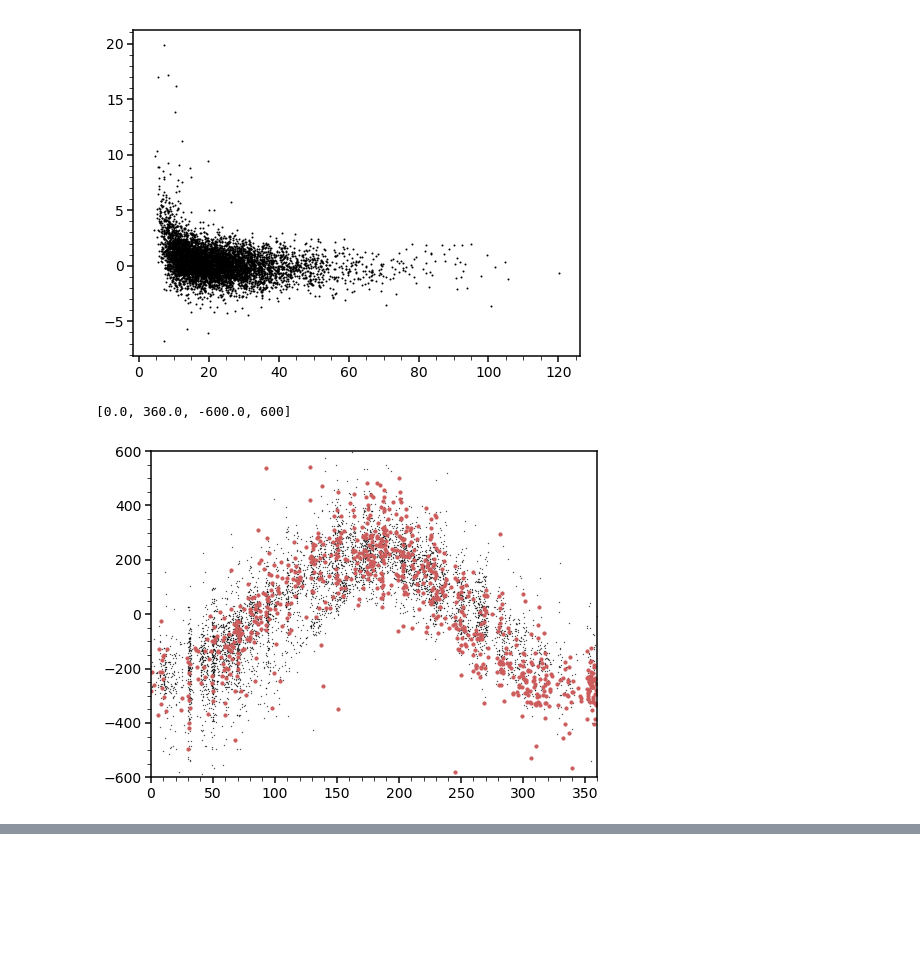
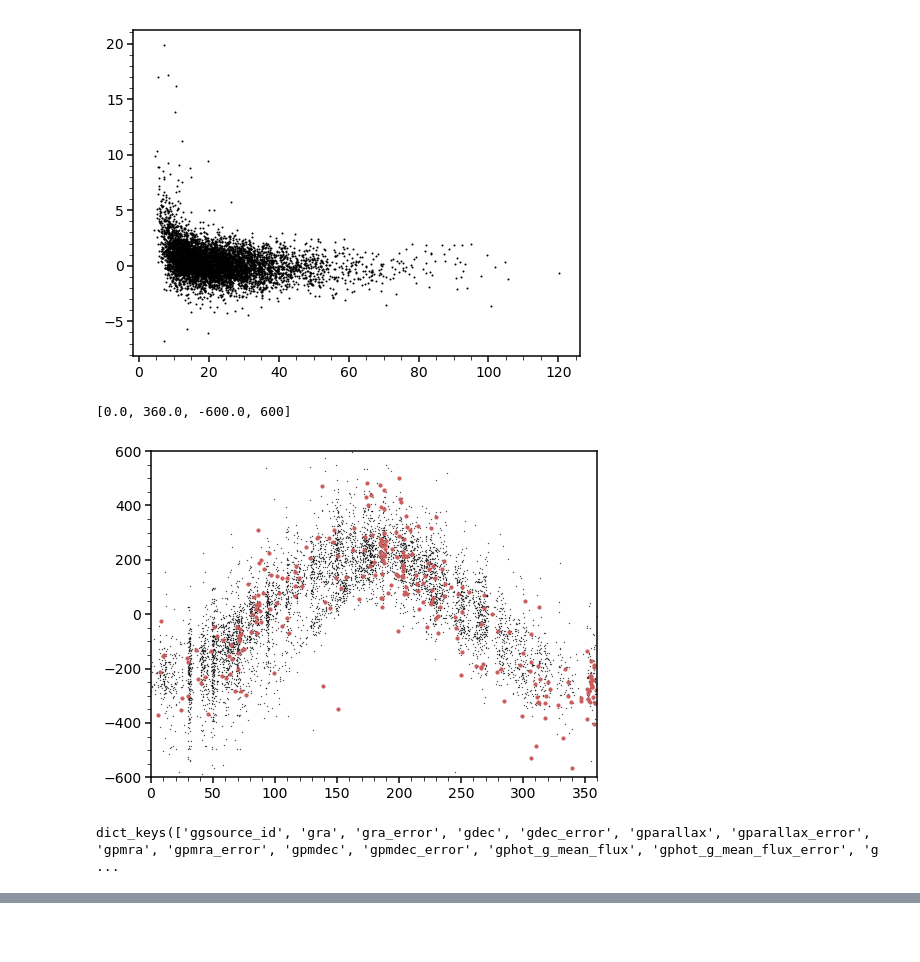
Before and after one commit to michael-petersen/ReflexMotion, a Jupyter notebook: KGiants-Data.ipynb, the cells around one changed output, grey strips where cells are left out. Cells and saved outputs as stored; diff of their text form; code cells hidden in the pictures; blank space fills up the shorter version.

```diff
--- a/KGiants-Data.ipynb
+++ b/KGiants-Data.ipynb
@@ -493,15 +568,19 @@ out = sc.galactic
 # %%
 k = 4.74057
 
 vl = out.pm_l_cosb*k*X15['d']
 
 #plt.scatter(out.l,out.pm_l_cosb,color='black',s=0.1)
 #plt.scatter(out.l[X15['d']>50],out.pm_l_cosb[X15['d']>50],color='indianred',s=10.)
 
 plt.scatter(out.l,vl,color='black',s=0.1)
-plt.scatter(out.l[X15['d']>35],vl[X15['d']>35],color='indianred',s=10.)
+plt.scatter(out.l[X15['d']>50],vl[X15['d']>50],color='indianred',s=10.)
 
 plt.axis([0.,360.,-600.,600])
 # %% [output]
 [0.0, 360.0, -600.0, 600]
-[figure, old version]
+[figure, new version]
+# %%
+gaiadict.keys()
+# %% [output]
+dict_keys(['ggsource_id', 'gra', 'gra_error', 'gdec', 'gdec_error', 'gparallax', 'gparallax_error', 'gpmra', 'gpmra_error', 'gpmdec', 'gpmdec_error', 'gphot_g_mean_flux', 'gphot_g_mean_flux_error', 'g ...
```
Also changed, not shown: parts of 61 cells of this notebook, 39 other files.
